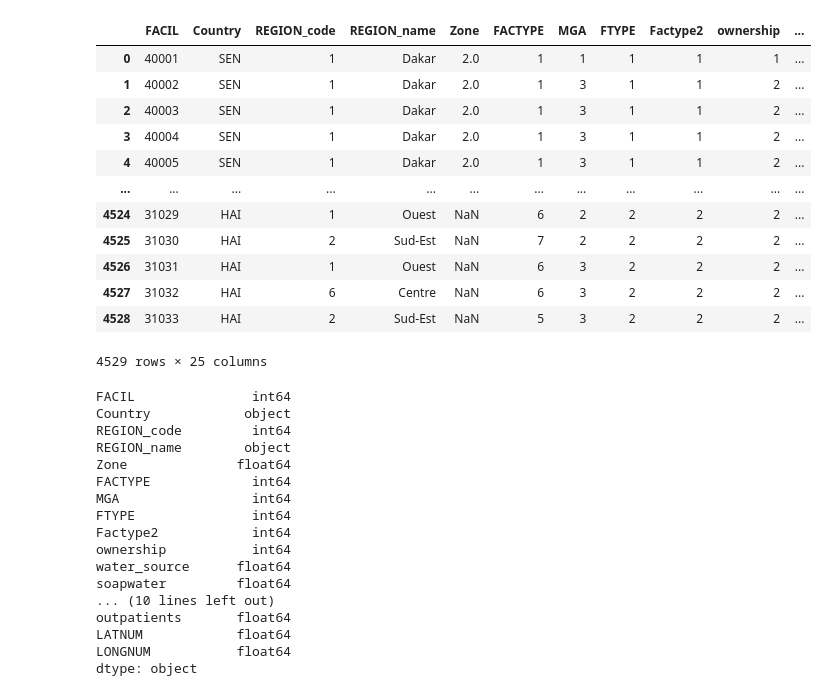
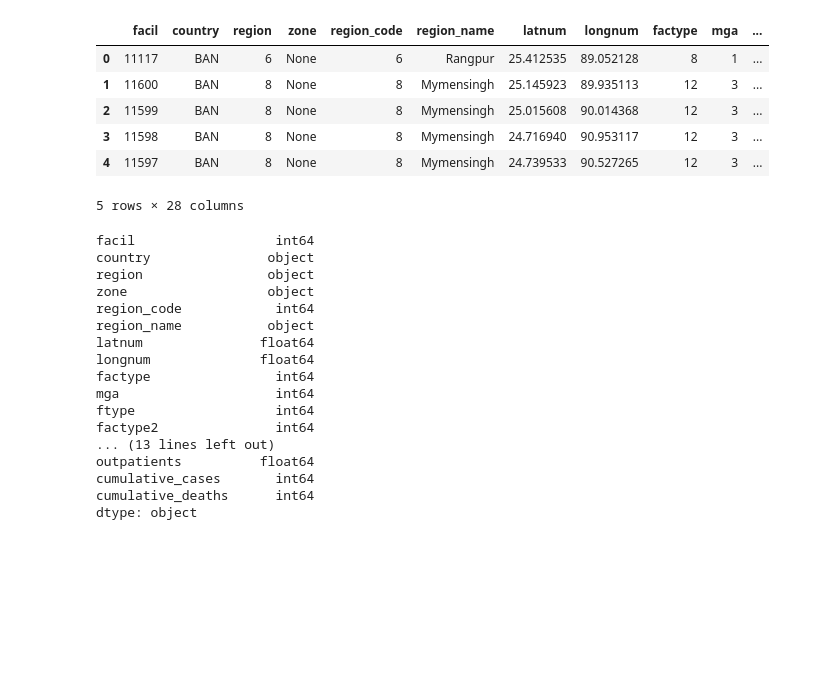
Before and after one commit to hannahrim/COVID-19_Readiness_and_Response, a Jupyter notebook: data_explore.ipynb, the cells around one changed output. Saved outputs shown, nothing was run; the diff lists cells and outputs as text; code cells hidden in the pictures; blank space fills up the shorter version.

Commit message:
Add DB connection code and update data cleaning

```diff
--- a/data_explore.ipynb
+++ b/data_explore.ipynb
@@ -18,39 +11,40 @@ df = pd.read_csv(data, usecols = ['FACIL','Country','REGION_code','REGION_name',
+# %%
+# Create flask to connect database
+app = Flask(__name__)
+app.config['SQLALCHEMY_TRACK_MODIFICATIONS'] = True
+engine = create_engine("postgresql://June:Covid19*@covid19-readiness.cwom5umbekrh.us-west-1.rds.amazonaws.com/SPA_data")
+# Create dataframe from PostgreSQL
+df = pd.read_sql_table('combined_full_data',con=engine)
 # %%
-df
+df.head()
 # %% [output]
-|  | FACIL | Country | REGION_code | REGION_name | Zone | FACTYPE | MGA | FTYPE | Factype2 | ownership | ... |
-| 0 | 40001 | SEN | 1 | Dakar | 2.0 | 1 | 1 | 1 | 1 | 1 | ... |
-| 1 | 40002 | SEN | 1 | Dakar | 2.0 | 1 | 3 | 1 | 1 | 2 | ... |
-| 2 | 40003 | SEN | 1 | Dakar | 2.0 | 1 | 3 | 1 | 1 | 2 | ... |
-| 3 | 40004 | SEN | 1 | Dakar | 2.0 | 1 | 3 | 1 | 1 | 2 | ... |
-| 4 | 40005 | SEN | 1 | Dakar | 2.0 | 1 | 3 | 1 | 1 | 2 | ... |
-| ... | ... | ... | ... | ... | ... | ... | ... | ... | ... | ... | ... |
-| 4524 | 31029 | HAI | 1 | Ouest | NaN | 6 | 2 | 2 | 2 | 2 | ... |
-| 4525 | 31030 | HAI | 2 | Sud-Est | NaN | 7 | 2 | 2 | 2 | 2 | ... |
-| 4526 | 31031 | HAI | 1 | Ouest | NaN | 6 | 3 | 2 | 2 | 2 | ... |
-| 4527 | 31032 | HAI | 6 | Centre | NaN | 6 | 3 | 2 | 2 | 2 | ... |
-| 4528 | 31033 | HAI | 2 | Sud-Est | NaN | 5 | 3 | 2 | 2 | 2 | ... |
+|  | facil | country | region | zone | region_code | region_name | latnum | longnum | factype | mga | ... |
+| 0 | 11117 | BAN | 6 | None | 6 | Rangpur | 25.412535 | 89.052128 | 8 | 1 | ... |
+| 1 | 11600 | BAN | 8 | None | 8 | Mymensingh | 25.145923 | 89.935113 | 12 | 3 | ... |
+| 2 | 11599 | BAN | 8 | None | 8 | Mymensingh | 25.015608 | 90.014368 | 12 | 3 | ... |
+| 3 | 11598 | BAN | 8 | None | 8 | Mymensingh | 24.716940 | 90.953117 | 12 | 3 | ... |
+| 4 | 11597 | BAN | 8 | None | 8 | Mymensingh | 24.739533 | 90.527265 | 12 | 3 | ... |
-4529 rows × 25 columns
+5 rows × 28 columns
 # %%
 # Check the datatypes
 df.dtypes
 # %% [output]
-FACIL               int64
-Country            object
-REGION_code         int64
-REGION_name        object
-Zone              float64
-FACTYPE             int64
-MGA                 int64
-FTYPE               int64
-Factype2            int64
-ownership           int64
-water_source      float64
-soapwater         float64
-... (10 lines left out)
-outpatients       float64
-LATNUM            float64
-LONGNUM           float64
+facil                  int64
+country               object
+region                object
+zone                  object
+region_code            int64
+region_name           object
+latnum               float64
+longnum              float64
+factype                int64
+mga                    int64
+ftype                  int64
+factype2               int64
+... (13 lines left out)
+outpatients          float64
+cumulative_cases       int64
+cumulative_deaths      int64
 dtype: object
 # %%
 # Count NAs for each columns
```
Also changed, not shown: parts of 16 cells of this notebook, 3 other files.
